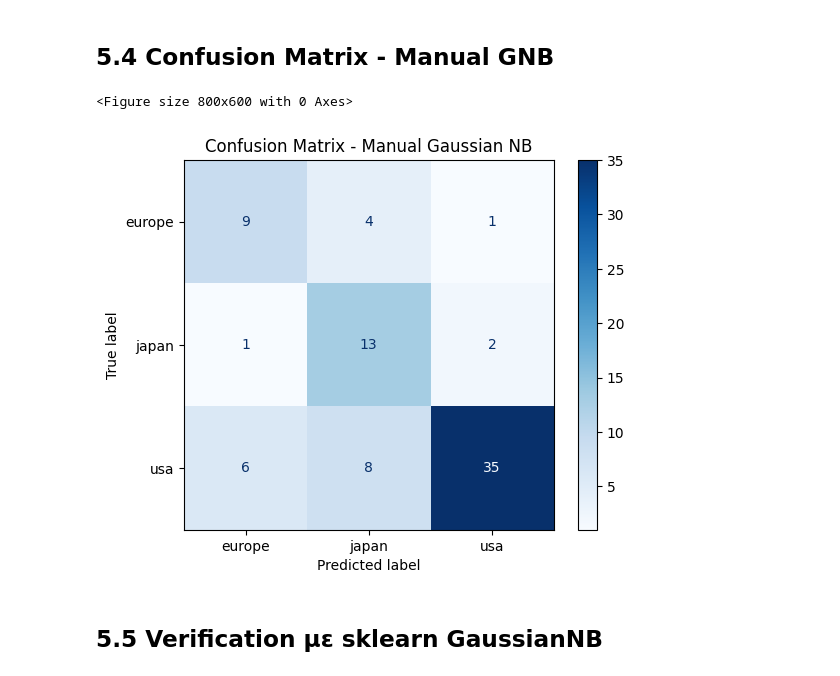
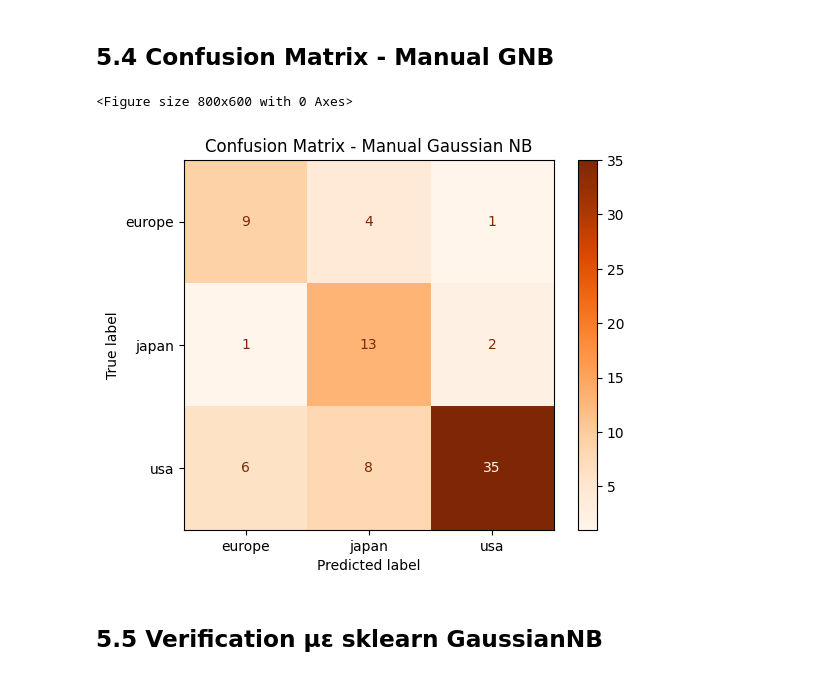
Before and after one commit to dgodolias/auto-mpg-classification-analysis, a Jupyter notebook: notebooks/Complete_Analysis.ipynb, the cells around one changed output. Cells and saved outputs as stored; diff of their text form; code cells hidden in the pictures.

```diff
--- a/notebooks/Complete_Analysis.ipynb
+++ b/notebooks/Complete_Analysis.ipynb
@@ -935,16 +1008,16 @@ Test Accuracy:  0.7215 (72.15%)
 # %%
 y_pred_manual_gnb = manual_gnb.predict(X_test_scaled)
 
 cm_manual_gnb = confusion_matrix(y_test, y_pred_manual_gnb)
 
 plt.figure(figsize=(8, 6))
 disp = ConfusionMatrixDisplay(confusion_matrix=cm_manual_gnb, display_labels=label_encoder.classes_)
-disp.plot(cmap='Blues', values_format='d')
+disp.plot(cmap='Oranges', values_format='d')
 plt.title('Confusion Matrix - Manual Gaussian NB')
 plt.show()
 # %% [output]
 <Figure size 800x600 with 0 Axes>
-[figure, old version]
+[figure, new version]
 # %% [markdown]
 ## 5.5 Verification με sklearn GaussianNB
 # %%
```
Also changed, not shown: parts of 18 cells of this notebook.
